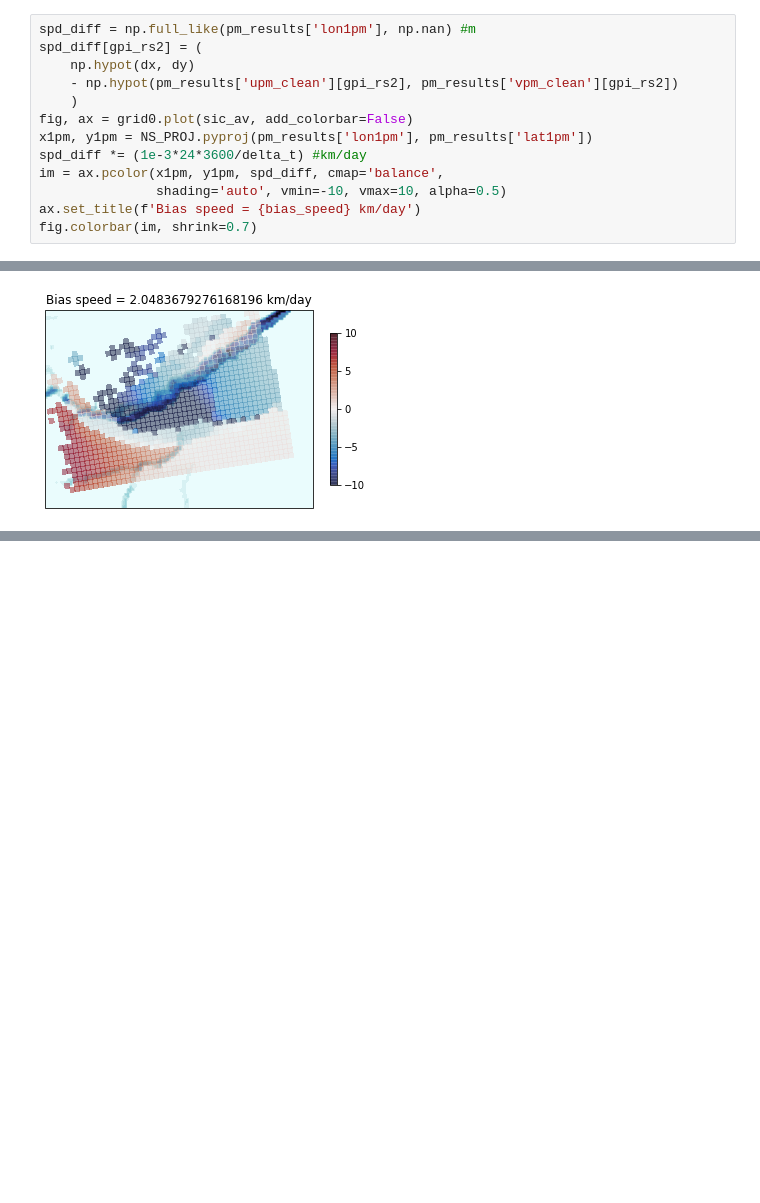
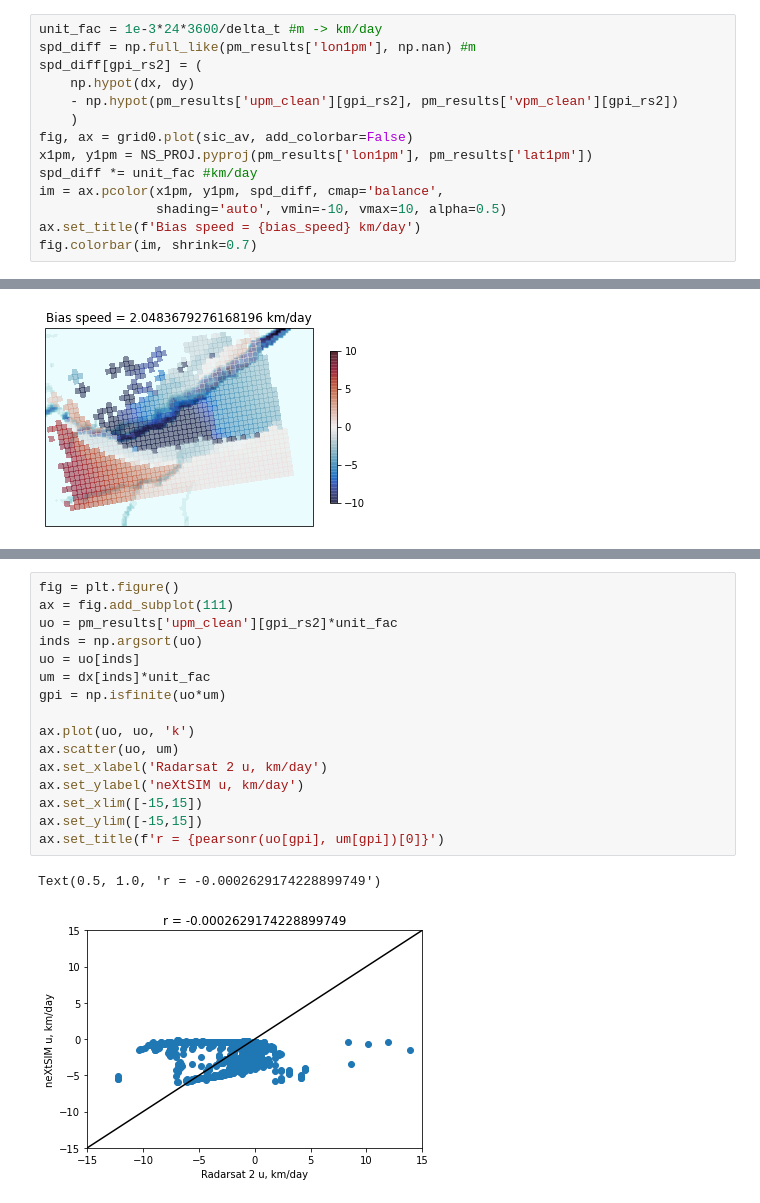
Before and after one commit to tdcwilliams/arktalas-scripts, a Jupyter notebook: python/RS2_drift/compare_rs2_moorings.ipynb, the cells around one changed output, grey strips where cells are left out. Cells and saved outputs as stored; diff of their text form; blank space fills up the shorter version.

```diff
--- a/python/RS2_drift/compare_rs2_moorings.ipynb
+++ b/python/RS2_drift/compare_rs2_moorings.ipynb
@@ -186,6 +187,7 @@ Bias in speed = 2.0483679276168196 km/day
 RMSE in speed = 5.900897745302216 km/day
 VMRSE = 6.496443362680502 km/day
 # %%
+unit_fac = 1e-3*24*3600/delta_t #m -> km/day
 spd_diff = np.full_like(pm_results['lon1pm'], np.nan) #m
 spd_diff[gpi_rs2] = (
     np.hypot(dx, dy)
@@ -193,7 +195,7 @@ spd_diff[gpi_rs2] = (
     )
 fig, ax = grid0.plot(sic_av, add_colorbar=False)
 x1pm, y1pm = NS_PROJ.pyproj(pm_results['lon1pm'], pm_results['lat1pm'])
-spd_diff *= (1e-3*24*3600/delta_t) #km/day
+spd_diff *= unit_fac #km/day
 im = ax.pcolor(x1pm, y1pm, spd_diff, cmap='balance',
                shading='auto', vmin=-10, vmax=10, alpha=0.5)
 ax.set_title(f'Bias speed = {bias_speed} km/day')
@@ -216,3 +218,22 @@ fig.colorbar(im, shrink=0.7)
 # %% [output]
 <matplotlib.colorbar.Colorbar at 0x...>
 [figure]
+# %%
+fig = plt.figure()
+ax = fig.add_subplot(111)
+uo = pm_results['upm_clean'][gpi_rs2]*unit_fac
+inds = np.argsort(uo)
+uo = uo[inds]
+um = dx[inds]*unit_fac
+gpi = np.isfinite(uo*um)
+
+ax.plot(uo, uo, 'k')
+ax.scatter(uo, um)
+ax.set_xlabel('Radarsat 2 u, km/day')
+ax.set_ylabel('neXtSIM u, km/day')
+ax.set_xlim([-15,15])
+ax.set_ylim([-15,15])
+ax.set_title(f'r = {pearsonr(uo[gpi], um[gpi])[0]}')
+# %% [output]
+Text(0.5, 1.0, 'r = -0.0002629174228899749')
+[figure, added]
```
Also changed, not shown: parts of 3 cells of this notebook.
